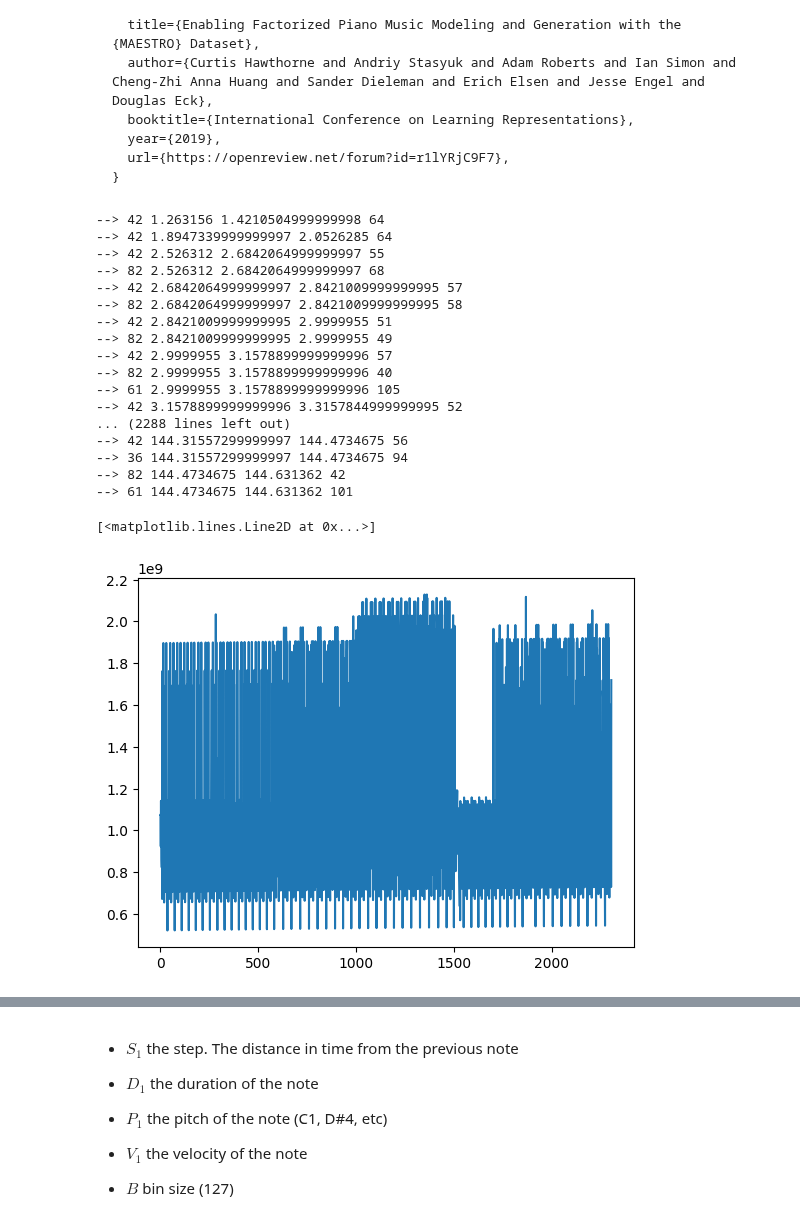
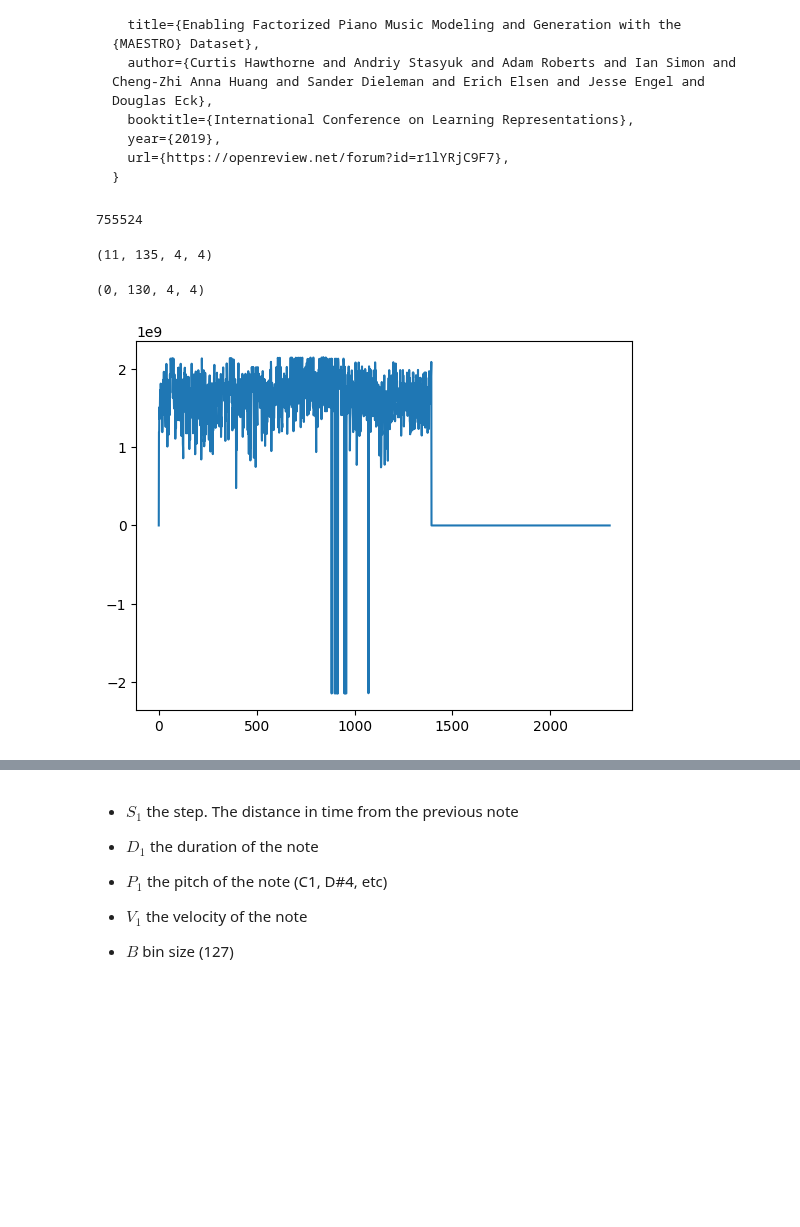
Before and after one commit to robrohan/AUT, a Jupyter notebook: Report2/spike_midi.ipynb, the cells around one changed output, grey strips where cells are left out. Drawn from its saved outputs; the diff is of its cells as text; code cells hidden in the pictures; blank space fills up the shorter version.

```diff
--- a/Report2/spike_midi.ipynb
+++ b/Report2/spike_midi.ipynb
@@ -16,36 +16,33 @@ https://arxiv.org/abs/1810.12247
 import matplotlib.pyplot as plt
 import numpy as np
 import midichar
+# %%
+# Testing Header
+header = midichar.encode_header(11, 135, 4, 4)
+print(header)
+midichar.decode_header(header)
+# %% [output]
+755524
+(11, 135, 4, 4)
 # %%
 ITEM_SIZE=2304 #(48)
 
 enc = midichar.encode_midi(
     # midi_file="datasets/lmd_full/0/0a0b59b984e78fccd380b44938a17ad4.mid",
-    midi_file="datasets/lmd_full/0/0a0c8865e48111d4359a3337fc574eb8.mid",
-    window_size=ITEM_SIZE)
+    # midi_file="datasets/lmd_full/0/0a0c8865e48111d4359a3337fc574eb8.mid",
+    # midi_file="datasets/lmd_full/8/8a00aeee9cab818caffc14b222792274.mid",
+    # midi_file="datasets/lmd_full/e/effe28f39d533cadc378831ecb6c896d.mid",
+    midi_file="datasets/lmd_full/9/9a0aaf641159a6ce96ceffc917cce574.mid",
+    window_size=ITEM_SIZE,
+    # instrument_index=0
+    instrument_name="Standard Kit",
+    )
 
-plt.plot(enc)
-# enc
+if enc is not None:
+    plt.plot(enc)
 # %% [output]
---> 42 1.263156 1.4210504999999998 64
---> 42 1.8947339999999997 2.0526285 64
---> 42 2.526312 2.6842064999999997 55
---> 82 2.526312 2.6842064999999997 68
---> 42 2.6842064999999997 2.8421009999999995 57
---> 82 2.6842064999999997 2.8421009999999995 58
---> 42 2.8421009999999995 2.9999955 51
---> 82 2.8421009999999995 2.9999955 49
---> 42 2.9999955 3.1578899999999996 57
---> 82 2.9999955 3.1578899999999996 40
---> 61 2.9999955 3.1578899999999996 105
---> 42 3.1578899999999996 3.3157844999999995 52
-... (2288 lines left out)
---> 42 144.31557299999997 144.4734675 56
---> 36 144.31557299999997 144.4734675 94
---> 82 144.4734675 144.631362 42
---> 61 144.4734675 144.631362 101
+(0, 130, 4, 4)
-[<matplotlib.lines.Line2D at 0x...>]
-[figure, old version]
+[figure, new version]
 # %%
 import math
 sqr = int(math.sqrt(ITEM_SIZE))
```
Also changed, not shown: parts of 2 cells of this notebook, 1 other file.
